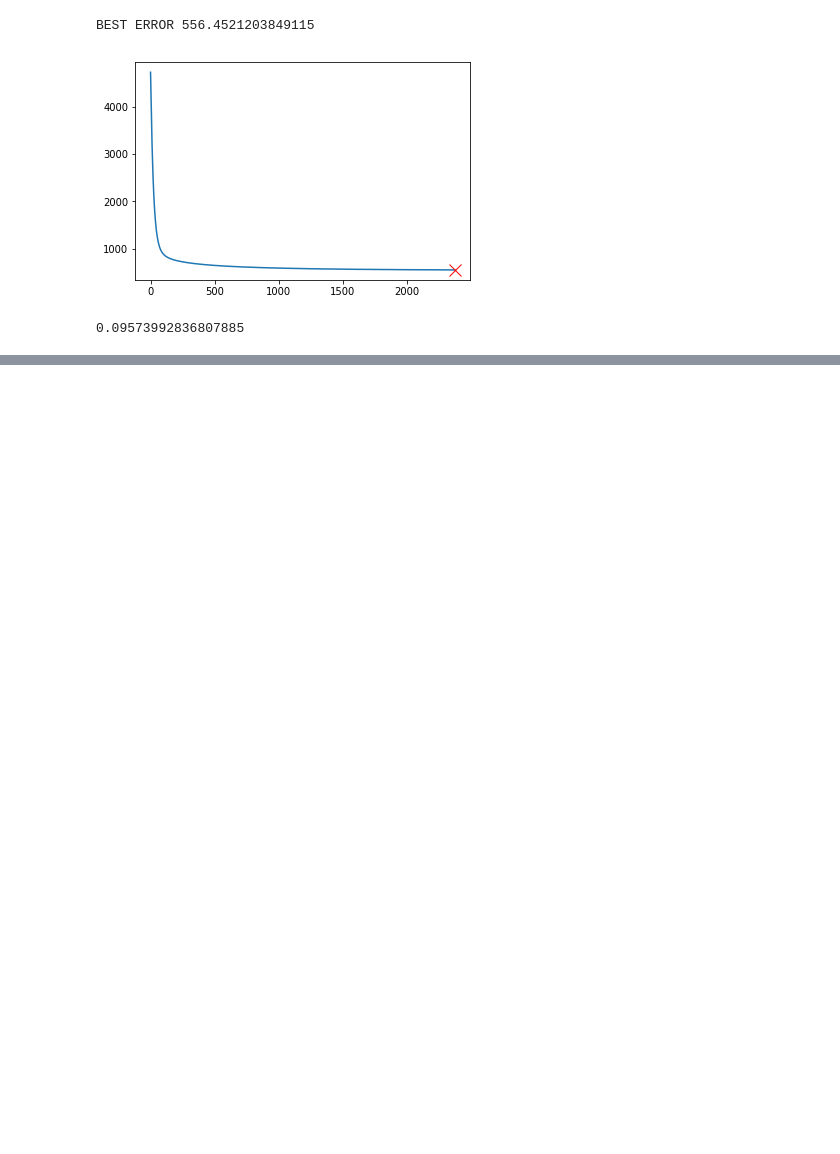
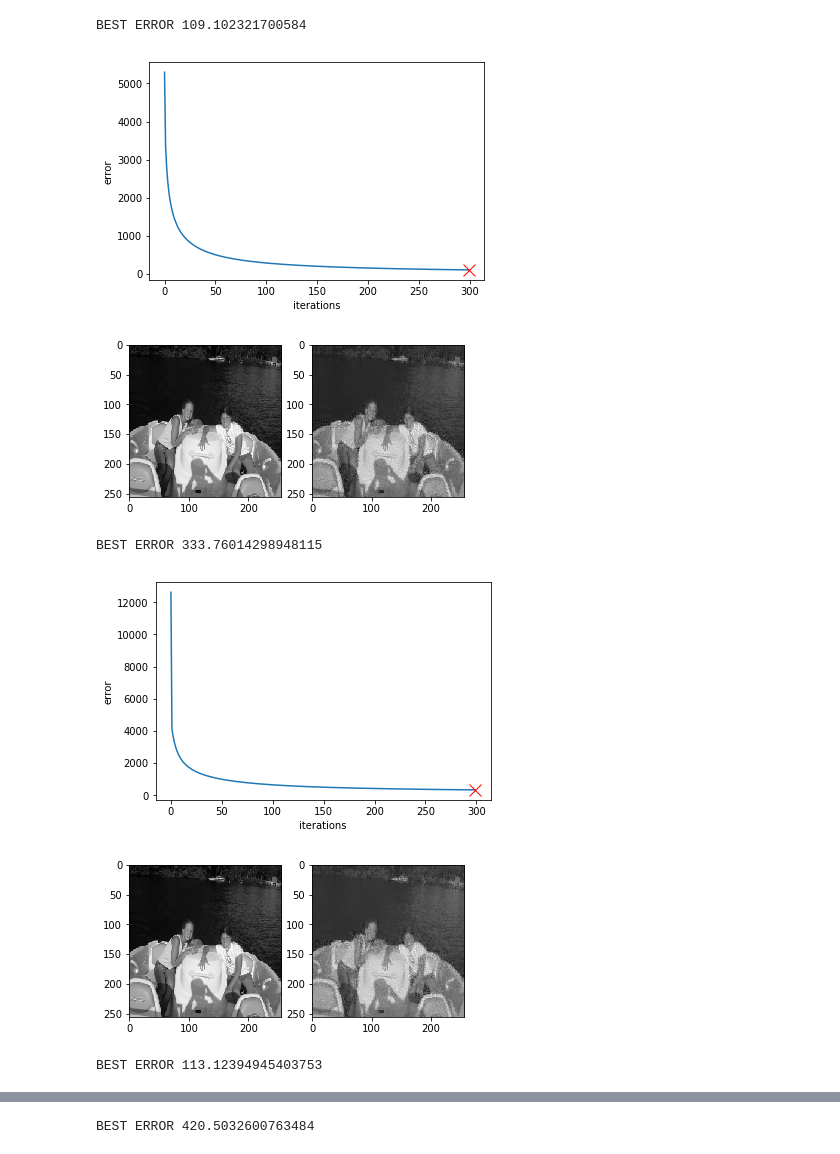
Before and after one commit to zaomatchbox/iai, a Jupyter notebook: 1/mrlzla/lab1.ipynb, the cells around one changed output, grey strips where cells are left out. Cells and saved outputs as stored; diff of their text form; code cells hidden in the pictures; blank space fills up the shorter version.

```diff
--- a/1/mrlzla/lab1.ipynb
+++ b/1/mrlzla/lab1.ipynb
@@ -222,14 +159,42 @@ for it in tqdm(range(it_count)):
 # %%
-x = np.arange(len(errors))
-plt.plot(x, np.array(errors))
-idx = np.argmin(errors)
-print("BEST ERROR {}".format(errors[idx]))
-plt.plot(x[idx], errors[idx], 'rx--', linewidth=2, markersize=12)
-plt.show()
+def train_single_image(use_norm=True, use_adapt_lr=True, z=0.75):
+    model = Autoencoder(use_norm=use_norm, use_adapt_lr=use_adapt_lr, z=z)
+    errors = []
+    it_count = 300
+    best_weights = None
+    best_error = np.inf
+    for it in tqdm(range(it_count)):
+        inp = next(gen)
+        err = model(inp)
+        errors.append(err)
+        if err < best_error:
+            best_error = err
+            best_weights = model.get_weights()
+            #print(best_error)
+
+    x = np.arange(len(errors))
+    plt.xlabel("iterations")
+    plt.ylabel("error")
+    plt.plot(x, np.array(errors))
+    idx = np.argmin(errors)
+    print("BEST ERROR {}".format(errors[idx]))
+    plt.plot(x[idx], errors[idx], 'rx--', linewidth=2, markersize=12)
+
+    model.eval()
+    model.set_weights(best_weights)
+    assert gen_img_path is not None
+    predict(model, gen_img_path)
+
+    plt.show()
-# %% [output]
-BEST ERROR 556.4521203849115
-[figure, removed]
-# %%
-print(best_error)
-# %% [output]
-0.09573992836807885
+# %%
+for use_norm in [False, True]:
+    for use_adapt_lr in [False, True]:
+        train_single_image(use_norm, use_adapt_lr)
+# %% [output]
+BEST ERROR 109.102321700584
+[figure, added]
+[figure, added]
+BEST ERROR 333.76014298948115
+[figure, added]
+[figure, added]
+BEST ERROR 113.12394945403753
@@ -235,0 +203 @@ print(best_error)
+BEST ERROR 420.5032600763484
```
Also changed, not shown: parts of 22 cells of this notebook.
